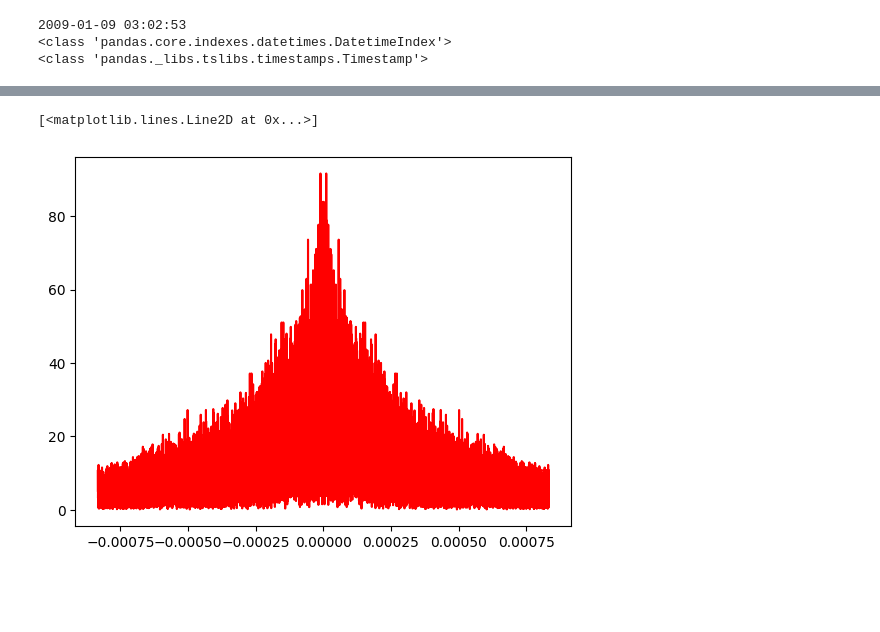
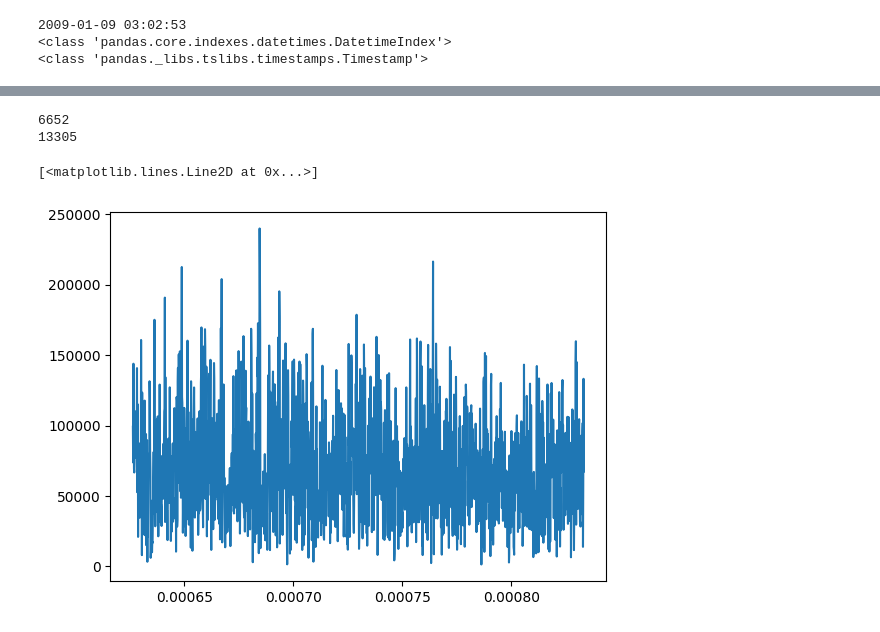
Before and after one commit to bitcoinR3search/BitcoinResearch, a Jupyter notebook: scripts/bra_pruebas/analisis_1.ipynb, the cells around one changed output, grey strips where cells are left out. Saved outputs shown, nothing was run; the diff lists cells and outputs as text; code cells hidden in the pictures; blank space fills up the shorter version.

```diff
--- a/scripts/bra_pruebas/analisis_1.ipynb
+++ b/scripts/bra_pruebas/analisis_1.ipynb
@@ -152,15 +360,23 @@ cuarto=FECHAS[63001:]
 # %%
-tiempo_segundos1=(FECHAS[:21000]-FECHAS[0]).total_seconds()
+tiempo_segundos=(n_block-n_block[0])
 #convierte el tiempo en segundos descontandolos desde el primer dato de tiempo
 
-tiempo_equiespaciado1=np.arange(tiempo_segundos1[0],tiempo_segundos1[-1],600)
+tiempo_equiespaciado=np.arange(tiempo_segundos[0],tiempo_segundos[-1],60)
 #creamos tiempos equiespaciados
-ntx_interpolado1=np.interp(tiempo_equiespaciado1,tiempo_segundos1,ntx[:21000])
+ntx_interpolado=np.interp(tiempo_equiespaciado,tiempo_segundos,ntx)
 #interpolamos las transacciones
-transformada1=np.fft.fft(ntx_interpolado1)
+transformada=np.fft.fft(ntx_interpolado)
 #trabajamos las trans interpoladas
-frecuencias1=np.fft.fftfreq(len(ntx_interpolado1),d=(600))
-plt.plot(frecuencias1[2:], np.abs(transformada1[2:]), color='r')
+frecuencias=np.fft.fftfreq(len(ntx_interpolado),d=(600))
+#TTF=transformada[transformada>0]
+FRE=frecuencias[frecuencias>0]
+print(len(FRE))
+print(len(transformada))
+#plt.plot(frecuencias[11000:], np.abs(transformada[11000:]), color='r')
+plt.plot(FRE[5000:],np.abs(transformada[5000:6652]))#, np.abs(transformada[11000:]), color='r')
+#plt.fill_between(FRE[6300:],np.abs(transformada[6300:6652]))#, np.abs(transformada[11000:]), color='r')
 # %% [output]
-[<matplotlib.lines.Line2D at 0x...>]
+6652
+13305
+[<matplotlib.lines.Line2D at 0x...>]
-[figure, old version]
+[figure, new version]
```
Also changed, not shown: parts of 27 cells of this notebook, 9 other files.
